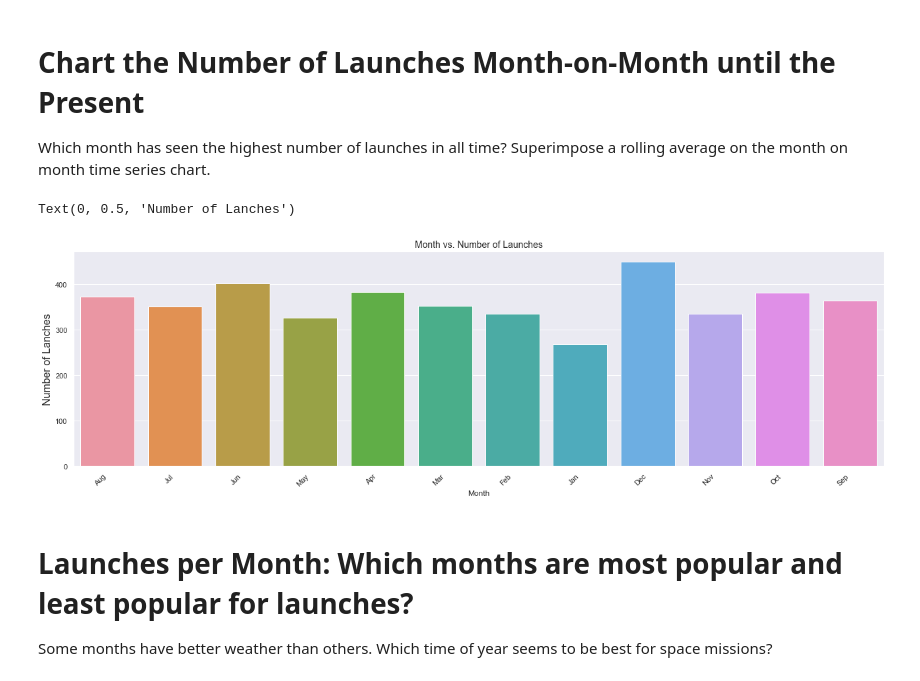
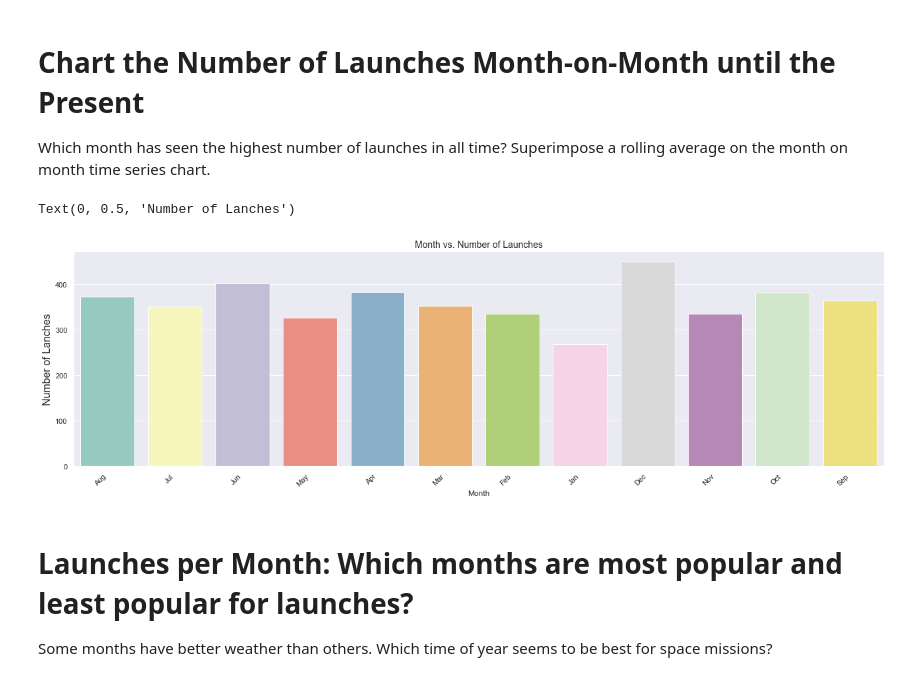
Before and after one commit to TAYLORYINGBHANDARI/100-days-of-code, a Jupyter notebook: Projects/Day98:Project Mars space Visualization Project/Space+Missions+%28start%29/Space_Missions_Analysis_(start).ipynb, the cells around one changed output. Drawn from its saved outputs; the diff is of its cells as text; code cells hidden in the pictures.

```diff
--- a/Projects/Day98:Project Mars space Visualization Project/Space+Missions+%28start%29/Space_Missions_Analysis_(start).ipynb
+++ b/Projects/Day98:Project Mars space Visualization Project/Space+Missions+%28start%29/Space_Missions_Analysis_(start).ipynb
@@ -461,13 +459,13 @@ Which month has seen the highest number of launches in all time? Superimpose a r
 # %%
 sns.set(style='darkgrid')
 plt.figure(figsize=(22,6))
 plt.xticks(rotation=45,ha='right')
-ax = sns.countplot(x='Month', data=df_data)
+ax = sns.countplot(x='Month', data=df_data,palette="Set3")
 ax.axes.set_title("Month vs. Number of Launches",fontsize=14)
 ax.set_ylabel("Number of Lanches",fontsize=16)
 # %% [output]
 Text(0, 0.5, 'Number of Lanches')
-[figure, old version]
+[figure, new version]
 # %% [markdown]
 # Launches per Month: Which months are most popular and least popular for launches?
 
```
Also changed, not shown: parts of 12 cells of this notebook, 3 other files.
